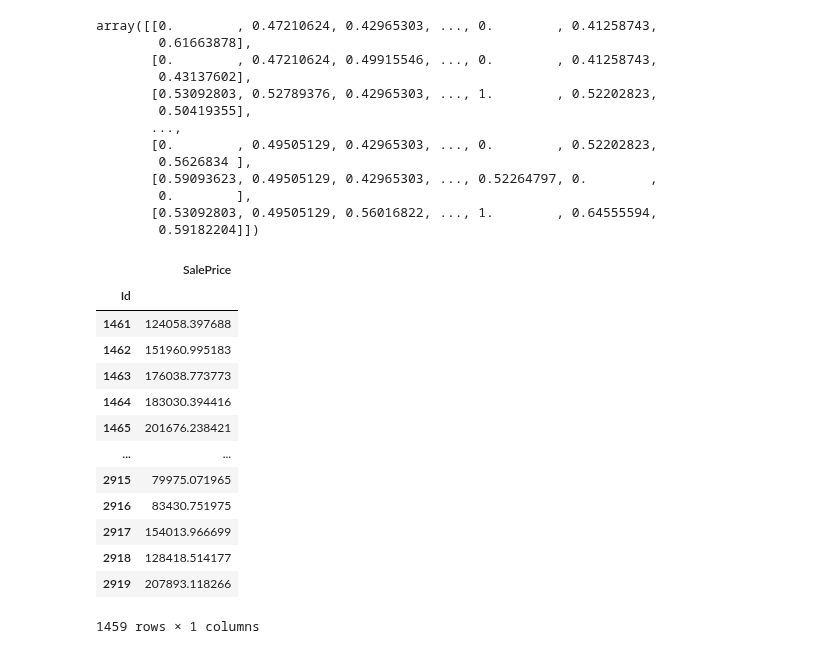
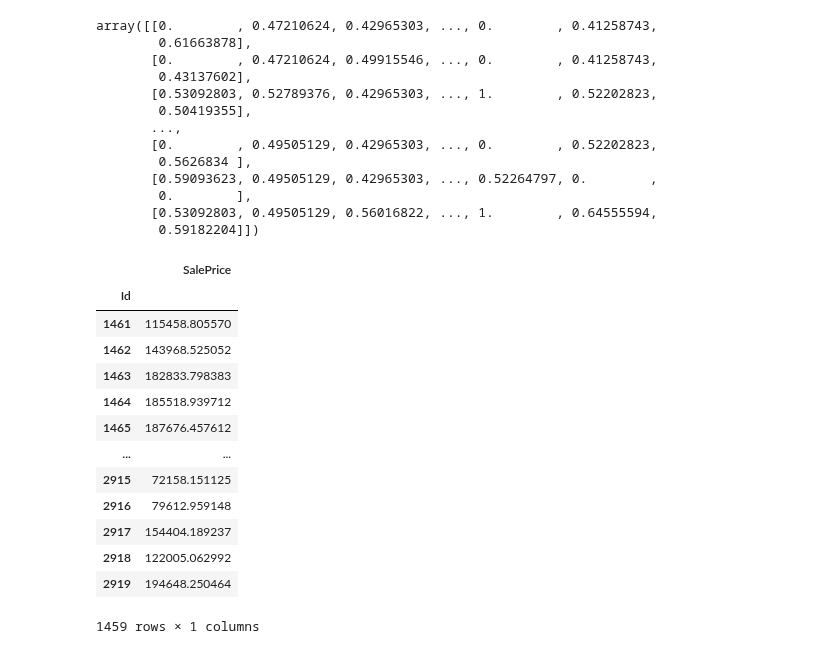
Before and after one commit to ashen007/HousePricePrediction, a Jupyter notebook: model/ensemble.ipynb, the cells around one changed output. Drawn from its saved outputs; the diff is of its cells as text; code cells hidden in the pictures.

Commit message:
gradient boosting

```diff
--- a/model/ensemble.ipynb
+++ b/model/ensemble.ipynb
@@ -402,0 +405,7 @@ r2_score(test_y, Forest_model.predict(test_x)), mean_squared_error(test_y, Fores
+# %%
+GB_model = Pipeline(steps=[('poly', PolynomialFeatures(degree=3)),
+                           ('boosting', GradientBoostingRegressor(n_estimators=250,
+                                                                  min_samples_split=46,
+                                                                  min_samples_leaf=23,
+                                                                  max_depth=80))])
+GB_model.fit(train_x, train_y)
@@ -522,21 +541,21 @@ array([[0.        , 0.47210624, 0.42965303, ..., 0.        , 0.41258743,
        [0.53092803, 0.49505129, 0.56016822, ..., 1.        , 0.64555594,
         0.59182204]])
 # %%
-prediction = pd.DataFrame(data=Forest_model.predict(X_t), index=house_test_data.index, columns=['SalePrice'])
+prediction = pd.DataFrame(data=GB_model.predict(X_t), index=house_test_data.index, columns=['SalePrice'])
 prediction
 # %% [output]
 |  | SalePrice |
 | Id |  |
-| 1461 | 124058.397688 |
-| 1462 | 151960.995183 |
-| 1463 | 176038.773773 |
-| 1464 | 183030.394416 |
-| 1465 | 201676.238421 |
+| 1461 | 115458.805570 |
+| 1462 | 143968.525052 |
+| 1463 | 182833.798383 |
+| 1464 | 185518.939712 |
+| 1465 | 187676.457612 |
 | ... | ... |
-| 2915 | 79975.071965 |
-| 2916 | 83430.751975 |
-| 2917 | 154013.966699 |
-| 2918 | 128418.514177 |
-| 2919 | 207893.118266 |
+| 2915 | 72158.151125 |
+| 2916 | 79612.959148 |
+| 2917 | 154404.189237 |
+| 2918 | 122005.062992 |
+| 2919 | 194648.250464 |
 1459 rows × 1 columns
 # %%
```
Also changed, not shown: parts of 7 cells of this notebook, 1 other file.
